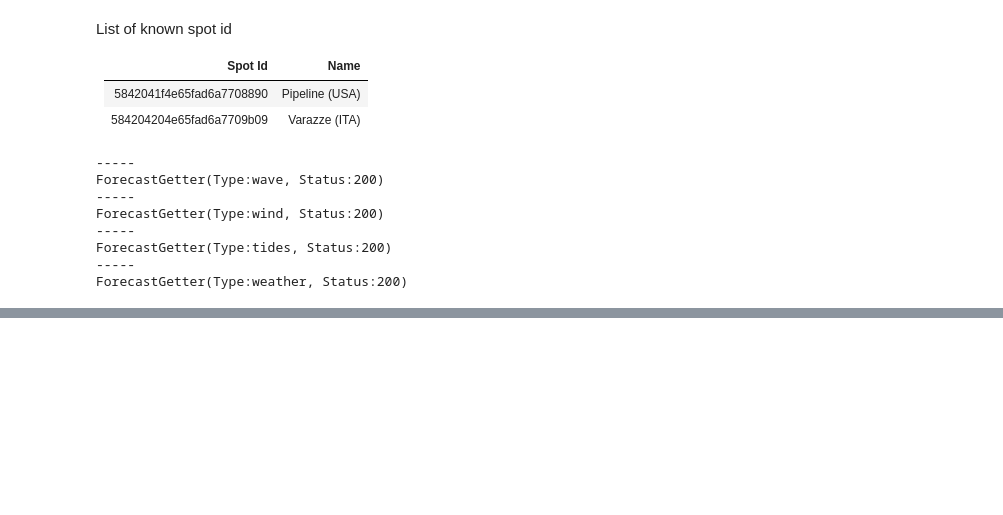
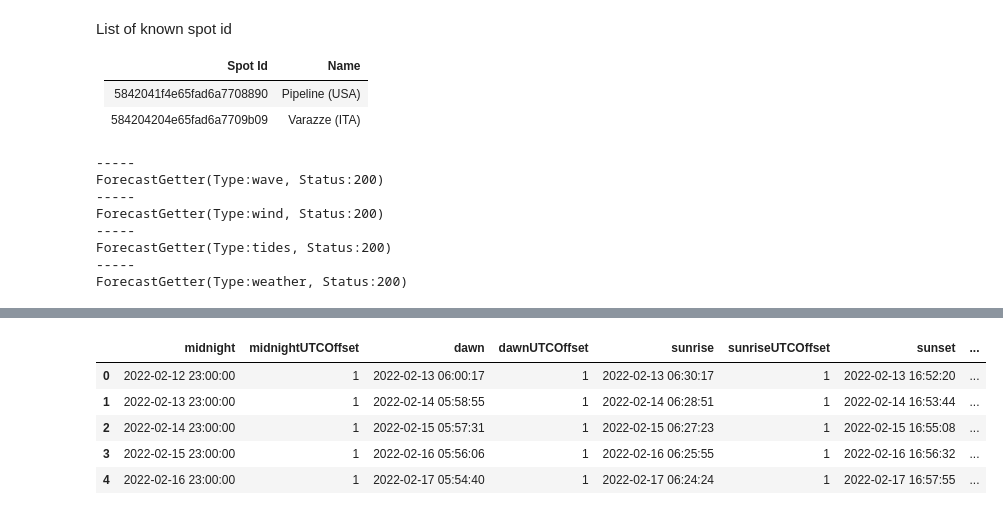
Before and after one commit to giocaizzi/pysurfline, a Jupyter notebook: docsrc/source/examples/surf_report.ipynb, the cells around one changed output, grey strips where cells are left out. Cells and saved outputs as stored; diff of their text form; code cells hidden in the pictures; blank space fills up the shorter version.

```diff
--- a/docsrc/source/examples/surf_report.ipynb
+++ b/docsrc/source/examples/surf_report.ipynb
@@ -112,0 +70,10 @@ ax.legend(fontsize=5)
+# %%
+daylight = spot.get_dataframe("sunlightTimes")
+daylight
+# %% [output]
+|  | midnight | midnightUTCOffset | dawn | dawnUTCOffset | sunrise | sunriseUTCOffset | sunset | ... |
+| 0 | 2022-02-12 23:00:00 | 1 | 2022-02-13 06:00:17 | 1 | 2022-02-13 06:30:17 | 1 | 2022-02-13 16:52:20 | ... |
+| 1 | 2022-02-13 23:00:00 | 1 | 2022-02-14 05:58:55 | 1 | 2022-02-14 06:28:51 | 1 | 2022-02-14 16:53:44 | ... |
+| 2 | 2022-02-14 23:00:00 | 1 | 2022-02-15 05:57:31 | 1 | 2022-02-15 06:27:23 | 1 | 2022-02-15 16:55:08 | ... |
+| 3 | 2022-02-15 23:00:00 | 1 | 2022-02-16 05:56:06 | 1 | 2022-02-16 06:25:55 | 1 | 2022-02-16 16:56:32 | ... |
+| 4 | 2022-02-16 23:00:00 | 1 | 2022-02-17 05:54:40 | 1 | 2022-02-17 06:24:24 | 1 | 2022-02-17 16:57:55 | ... |
```
Also changed, not shown: parts of 6 cells of this notebook.
